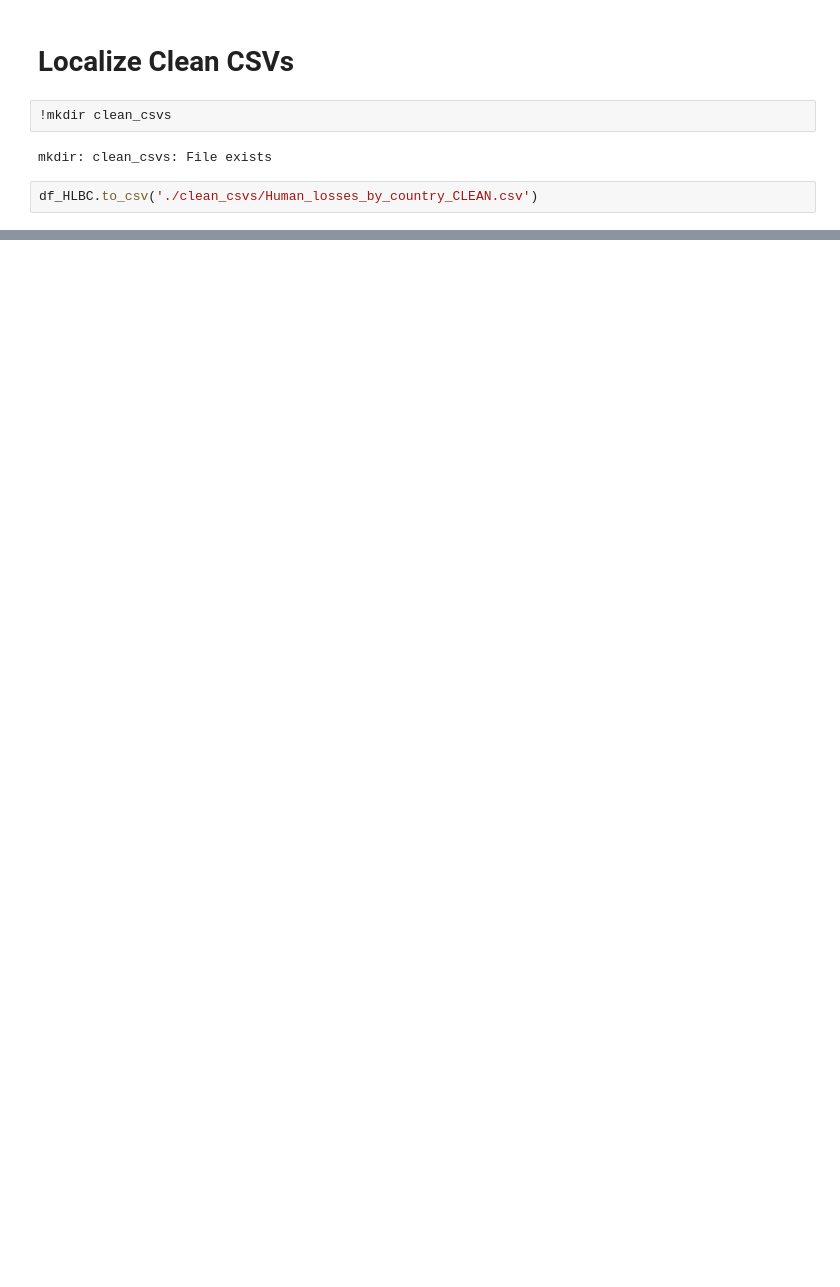
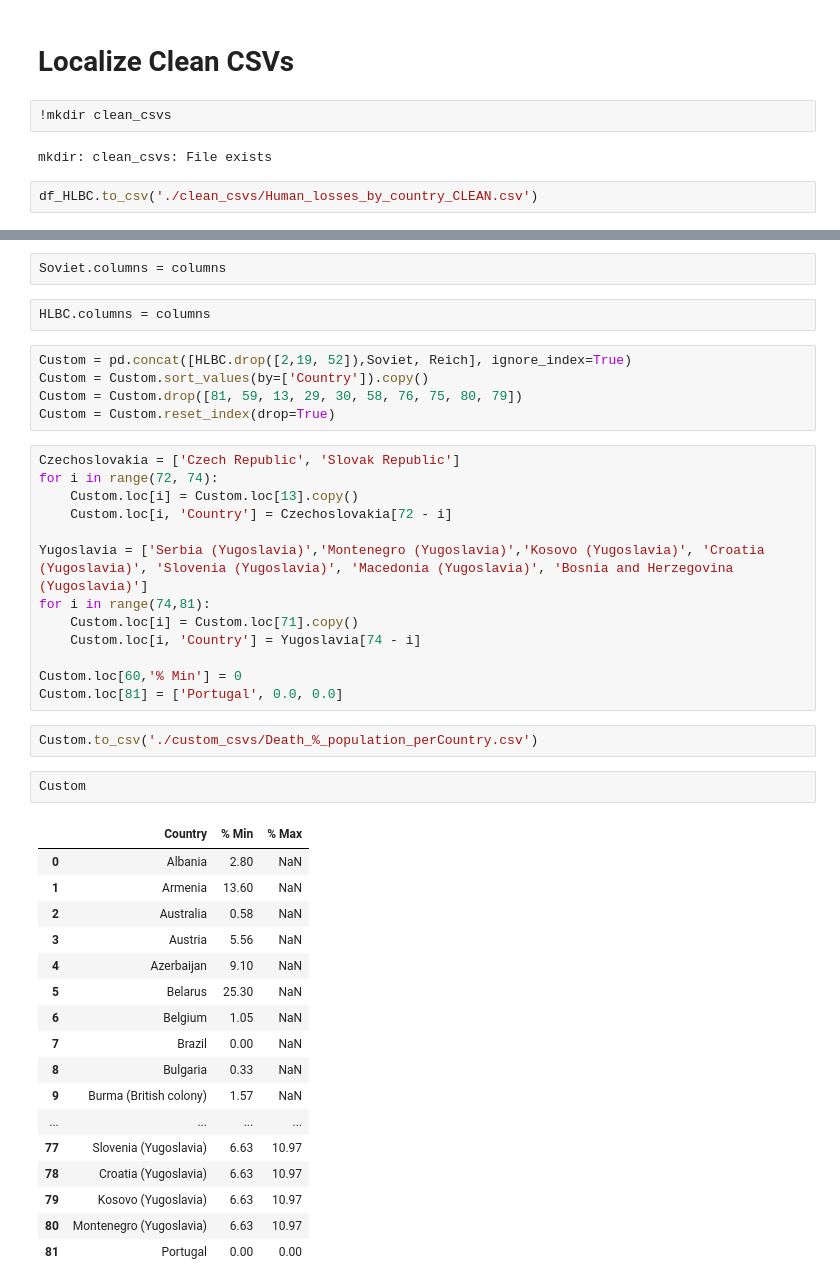
Before and after one commit to lukefreeman42/WW2_Datavisualization, a Jupyter notebook: WW2_DF_Cleaning.ipynb, the cells around one changed output, grey strips where cells are left out. Saved outputs shown, nothing was run; the diff lists cells and outputs as text; blank space fills up the shorter version.

```diff
--- a/WW2_DF_Cleaning.ipynb
+++ b/WW2_DF_Cleaning.ipynb
@@ -118,0 +201,44 @@ df_HLBC.to_csv('./clean_csvs/Human_losses_by_country_CLEAN.csv')
+# %%
+Soviet.columns = columns
+# %%
+HLBC.columns = columns
+# %%
+Custom = pd.concat([HLBC.drop([2,19, 52]),Soviet, Reich], ignore_index=True)
+Custom = Custom.sort_values(by=['Country']).copy()
+Custom = Custom.drop([81, 59, 13, 29, 30, 58, 76, 75, 80, 79])
+Custom = Custom.reset_index(drop=True)
+# %%
+Czechoslovakia = ['Czech Republic', 'Slovak Republic']
+for i in range(72, 74):
+    Custom.loc[i] = Custom.loc[13].copy()
+    Custom.loc[i, 'Country'] = Czechoslovakia[72 - i]
+
+Yugoslavia = ['Serbia (Yugoslavia)','Montenegro (Yugoslavia)','Kosovo (Yugoslavia)', 'Croatia (Yugoslavia)', 'Slovenia (Yugoslavia)', 'Macedonia (Yugoslavia)', 'Bosnia and Herzegovina (Yugoslavia)']
+for i in range(74,81):
+    Custom.loc[i] = Custom.loc[71].copy()
+    Custom.loc[i, 'Country'] = Yugoslavia[74 - i]
+
+Custom.loc[60,'% Min'] = 0
+Custom.loc[81] = ['Portugal', 0.0, 0.0]
+# %%
+Custom.to_csv('./custom_csvs/Death_%_population_perCountry.csv')
+# %%
+Custom
+# %% [output]
+|  | Country | % Min | % Max |
+| 0 | Albania | 2.80 | NaN |
+| 1 | Armenia | 13.60 | NaN |
+| 2 | Australia | 0.58 | NaN |
+| 3 | Austria | 5.56 | NaN |
+| 4 | Azerbaijan | 9.10 | NaN |
+| 5 | Belarus | 25.30 | NaN |
+| 6 | Belgium | 1.05 | NaN |
+| 7 | Brazil | 0.00 | NaN |
+| 8 | Bulgaria | 0.33 | NaN |
+| 9 | Burma (British colony) | 1.57 | NaN |
+| ... | ... | ... | ... |
+| 77 | Slovenia (Yugoslavia) | 6.63 | 10.97 |
+| 78 | Croatia (Yugoslavia) | 6.63 | 10.97 |
+| 79 | Kosovo (Yugoslavia) | 6.63 | 10.97 |
+| 80 | Montenegro (Yugoslavia) | 6.63 | 10.97 |
+| 81 | Portugal | 0.00 | 0.00 |
```
Also changed, not shown: parts of 24 cells of this notebook, 5 other files.
